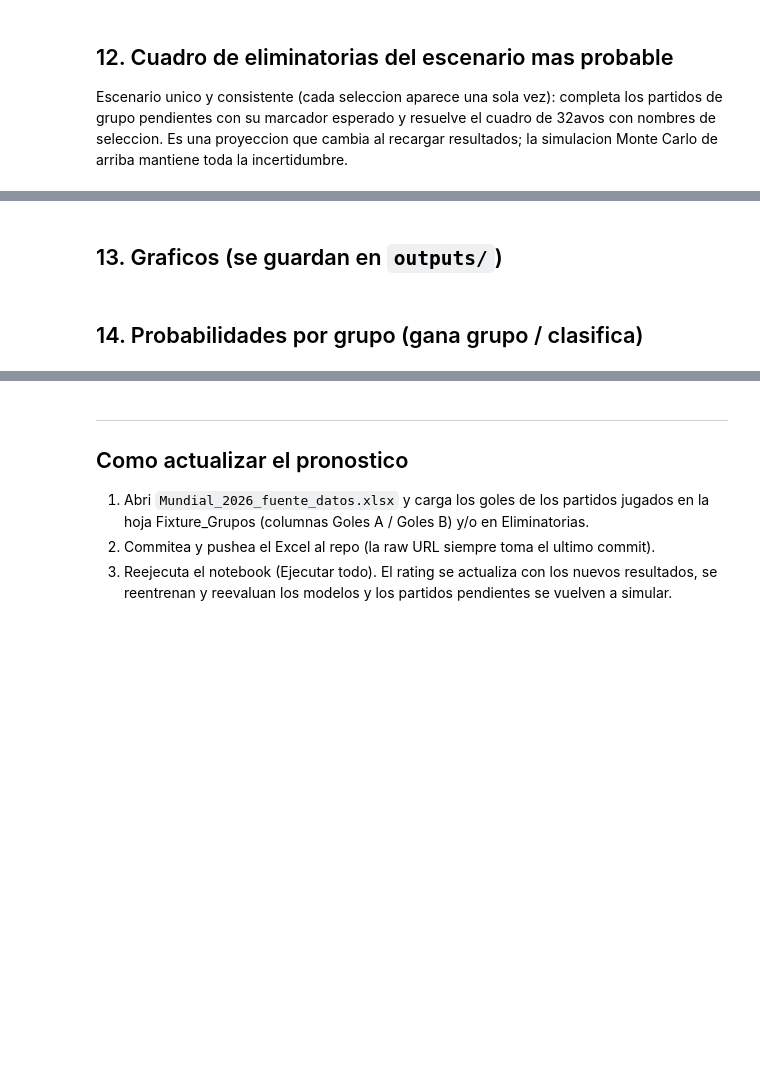
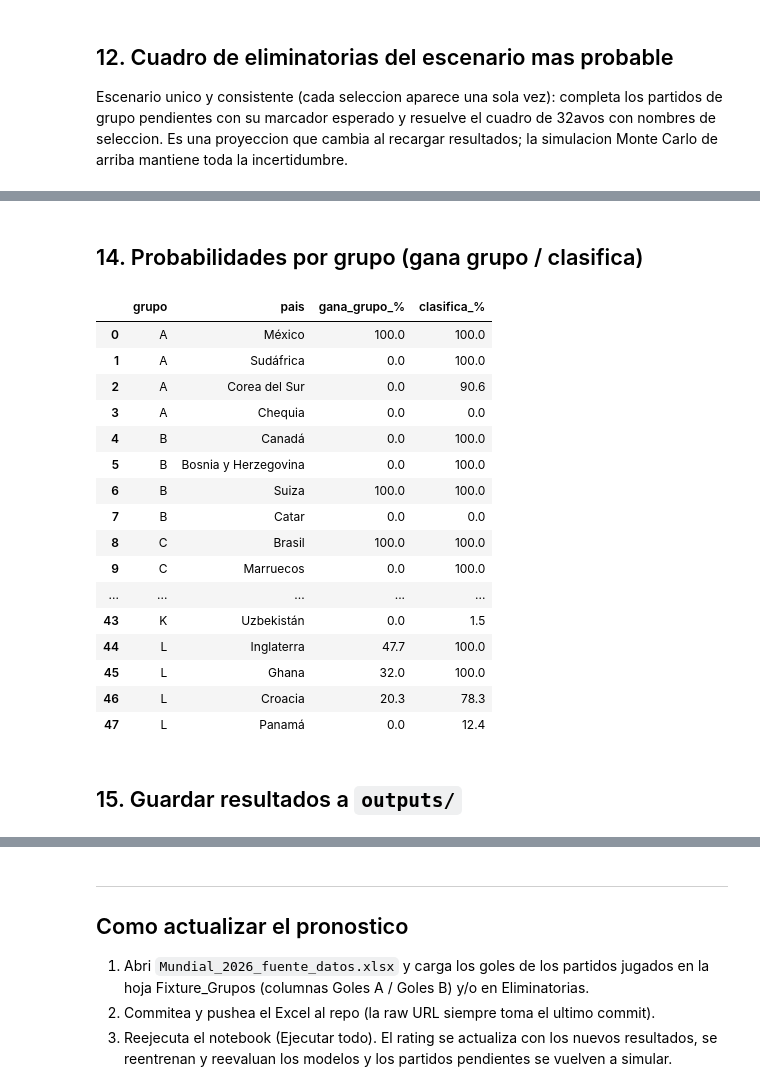
Before and after one commit to santiagoriverti/ML_prediccion_mundial2026, a Jupyter notebook: notebooks/prediccion_mundial2026.ipynb, the cells around one changed output, grey strips where cells are left out. Drawn from its saved outputs; the diff is of its cells as text; code cells hidden in the pictures; blank space fills up the shorter version.

```diff
--- a/notebooks/prediccion_mundial2026.ipynb
+++ b/notebooks/prediccion_mundial2026.ipynb
@@ -273,2 +470,0 @@ print('Guardado en:', ruta1, ',', ruta2, 'y', ruta3)
-# %% [markdown]
-## 13. Graficos (se guardan en `outputs/`)
@@ -281,5 +471,30 @@ print('Guardado en:', ruta1, 'y', ruta2)
 # %% [markdown]
 ## 14. Probabilidades por grupo (gana grupo / clasifica)
+# %%
+g = resultados['grupos'].copy()
+g['gana_grupo_%'] = (g['prob_gana_grupo'] * 100).round(1)
+g['clasifica_%'] = (g['prob_clasifica'] * 100).round(1)
+g[['grupo', 'pais', 'gana_grupo_%', 'clasifica_%']]
+# %% [output]
+|  | grupo | pais | gana_grupo_% | clasifica_% |
+| 0 | A | México | 100.0 | 100.0 |
+| 1 | A | Sudáfrica | 0.0 | 100.0 |
+| 2 | A | Corea del Sur | 0.0 | 90.6 |
+| 3 | A | Chequia | 0.0 | 0.0 |
+| 4 | B | Canadá | 0.0 | 100.0 |
+| 5 | B | Bosnia y Herzegovina | 0.0 | 100.0 |
+| 6 | B | Suiza | 100.0 | 100.0 |
+| 7 | B | Catar | 0.0 | 0.0 |
+| 8 | C | Brasil | 100.0 | 100.0 |
+| 9 | C | Marruecos | 0.0 | 100.0 |
+| ... | ... | ... | ... | ... |
+| 43 | K | Uzbekistán | 0.0 | 1.5 |
+| 44 | L | Inglaterra | 47.7 | 100.0 |
+| 45 | L | Ghana | 32.0 | 100.0 |
+| 46 | L | Croacia | 20.3 | 78.3 |
+| 47 | L | Panamá | 0.0 | 12.4 |
+# %% [markdown]
+## 15. Guardar resultados a `outputs/`
 # %%
 os.makedirs('outputs', exist_ok=True)
 tabla_partidos.to_csv('outputs/pronostico_partidos.csv', index=False)
```
Also changed, not shown: parts of 22 cells of this notebook.
